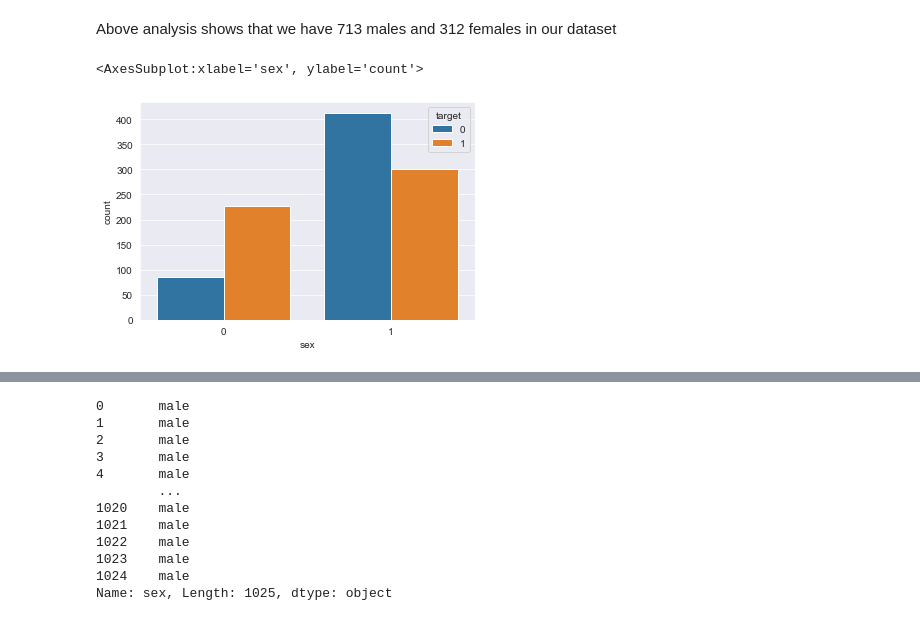
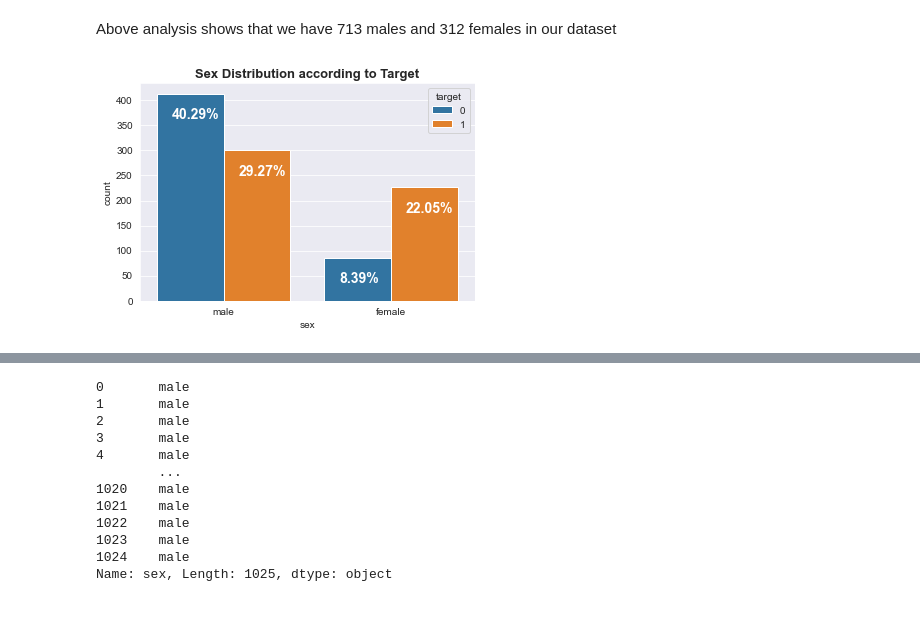
Before and after one commit to Syed-Riaz-Ali/Final-Project-Saylani-, a Jupyter notebook: Project/project_heart_disease.ipynb, the cells around one changed output, grey strips where cells are left out. Cells and saved outputs as stored; diff of their text form; code cells hidden in the pictures.

```diff
--- a/Project/project_heart_disease.ipynb
+++ b/Project/project_heart_disease.ipynb
@@ -147,10 +147,5 @@ df["sex"].value_counts()
 Name: sex, dtype: int64
 # %% [markdown]
 Above analysis shows that we have 713 males and 312 females in our dataset
-# %%
-sns.countplot(data= df, x='sex',hue='target')
-# %% [output]
-<AxesSubplot:xlabel='sex', ylabel='count'>
-[figure, removed]
 # %%
 df['sex'] = df['sex'].apply(lambda x: 'male' if x == 1 else 'female')
@@ -158,3 +153,18 @@ df['exang'] = df['exang'].map({1: 'Yes', 0:'No'})
+# %%
+
+ax = sns.countplot(data= df, x='sex',hue='target')
+ax.set_title("Sex Distribution according to Target", fontsize = 13, weight = 'bold')
+# To calculate the percentage
+totals = []
+for i in ax.patches:
+    totals.append(i.get_height())
+total = sum(totals)
+for i in ax.patches:
+    ax.text(i.get_x()+.09, i.get_height()-50, \
+            str(round((i.get_height()/total)*100, 2))+'%', fontsize=14,
+                color='white', weight = 'bold')
+# %% [output]
+[figure, added]
 # %%
 df1 = df.copy()
 df1.head()
```
Also changed, not shown: parts of 4 cells of this notebook.
